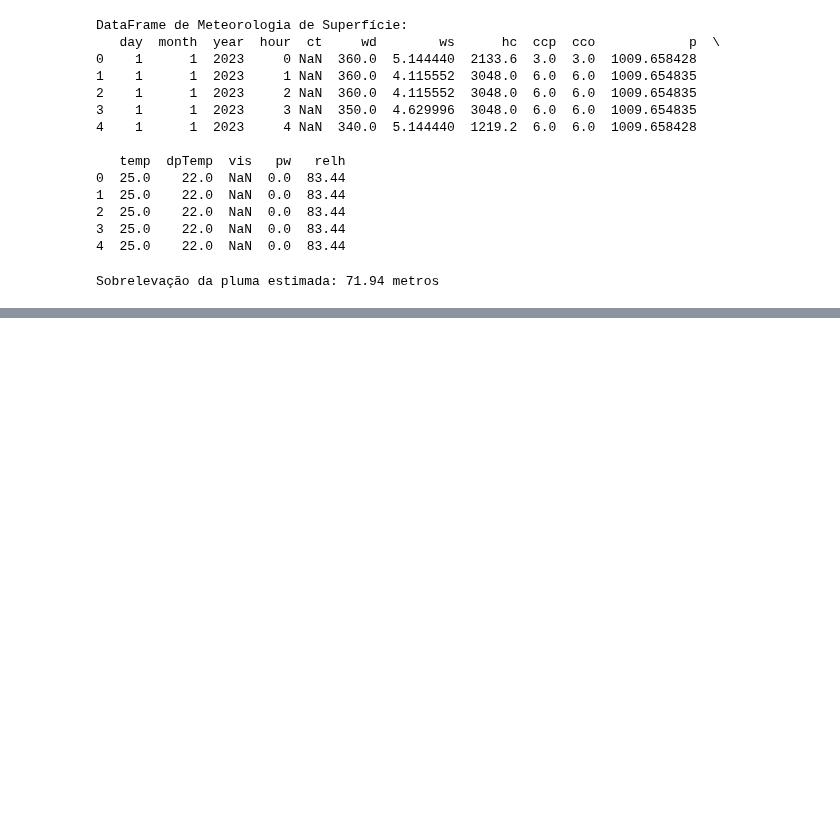
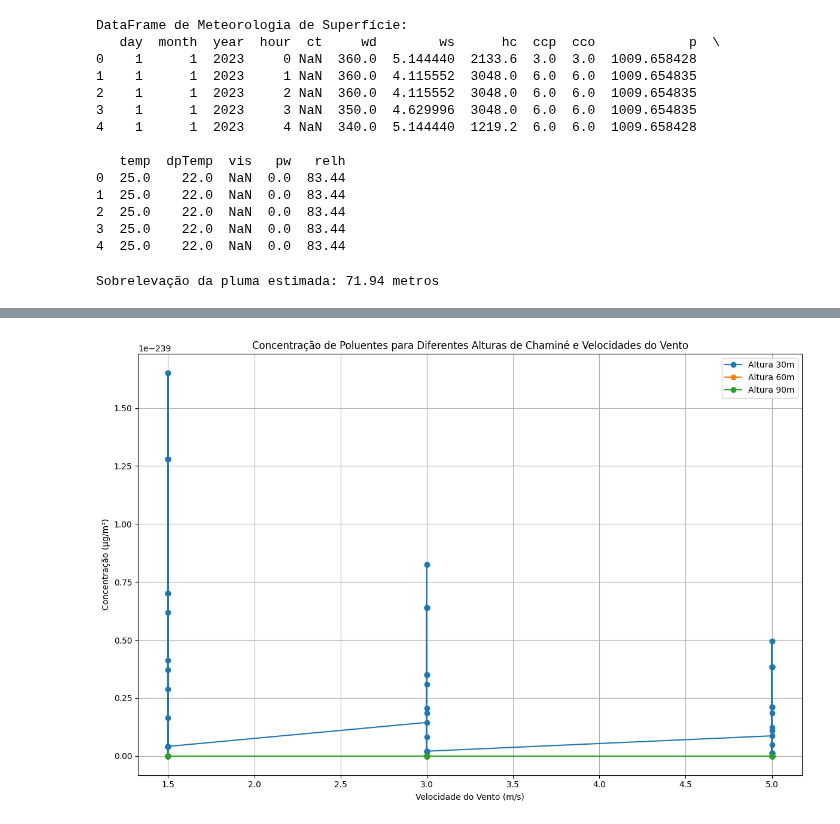
Before and after one commit to muriell-b/ENS5173_01, a Jupyter notebook: projeto_03.ipynb, the cells around one changed output, grey strips where cells are left out. Cells and saved outputs as stored; diff of their text form; code cells hidden in the pictures; blank space fills up the shorter version.

```diff
--- a/projeto_03.ipynb
+++ b/projeto_03.ipynb
@@ -1007,0 +1114,19 @@ Sobrelevação da pluma estimada: 71.94 metros
+# %%
+def briggs(height_chimney, wind_speed, stability_class, tip_downwash=True):
+    if tip_downwash:
+        return height_chimney * 0.1  # Simplificação para efeito de exemplo
+    else:
+        return height_chimney * 0.2  # Simplificação para efeito de exemplo
+
+def modelo_gaussiano(Q, H, U, sigma_y, sigma_z, y, z):
+    # Q: Taxa de emissão (g/s)
+    # H: Altura da chaminé + sobrelevação da pluma (m)
+    # U: Velocidade do vento (m/s)
+    # sigma_y, sigma_z: Coeficientes de dispersão (m)
+    # y, z: Coordenadas onde a concentração é calculada (m)
+
+    term1 = Q / (2 * np.pi * U * sigma_y * sigma_z)
+    term2 = np.exp(-0.5 * (y / sigma_y) ** 2)
+    term3 = np.exp(-0.5 * ((z - H) / sigma_z) ** 2)
+
+    return term1 * term2 * term3
@@ -1007,0 +1192,17 @@ Sobrelevação da pluma estimada: 71.94 metros
+# %%
+# Visualização
+plt.figure(figsize=(12, 8))
+
+for altura in alturas_chamine:
+    subset = df_resultados[df_resultados['Altura'] == altura]
+    plt.plot(subset['Vento'], subset['Concentração'], marker='o', label=f'Altura {altura}m')
+
+plt.title('Concentração de Poluentes para Diferentes Alturas de Chaminé e Velocidades do Vento')
+plt.xlabel('Velocidade do Vento (m/s)')
+plt.ylabel('Concentração (μg/m³)')
+plt.legend()
+plt.grid(True)
+plt.tight_layout()
+plt.show()
+# %% [output]
+[figure, added]
```
Also changed, not shown: parts of 5 cells of this notebook.
